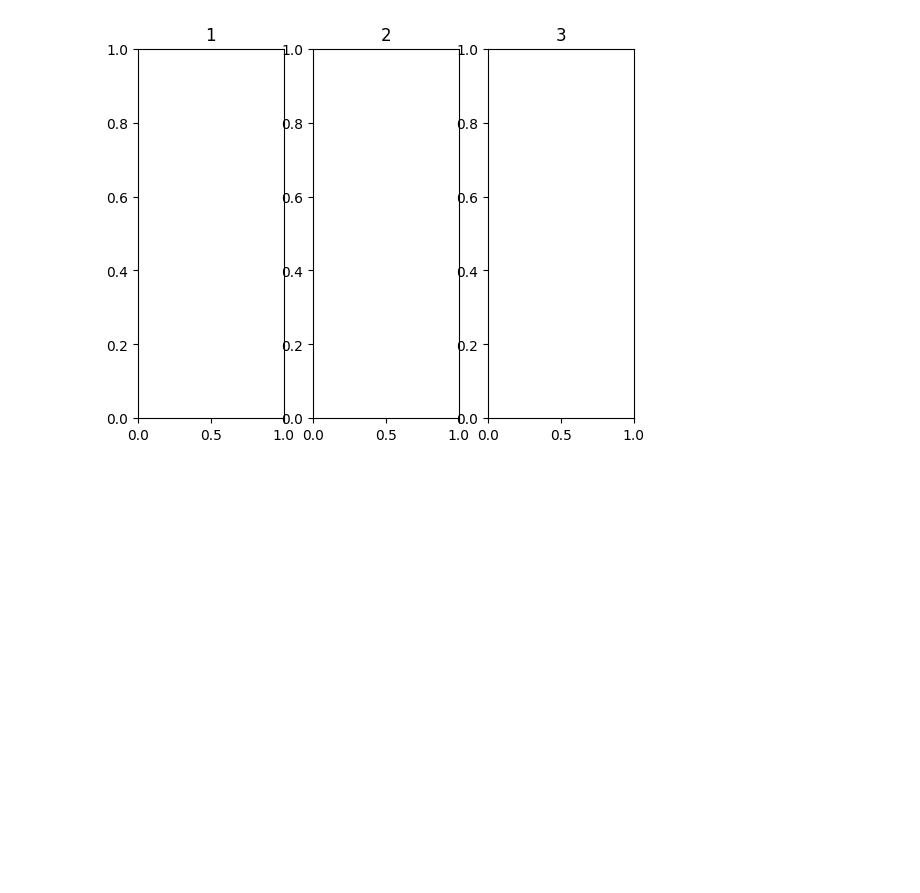
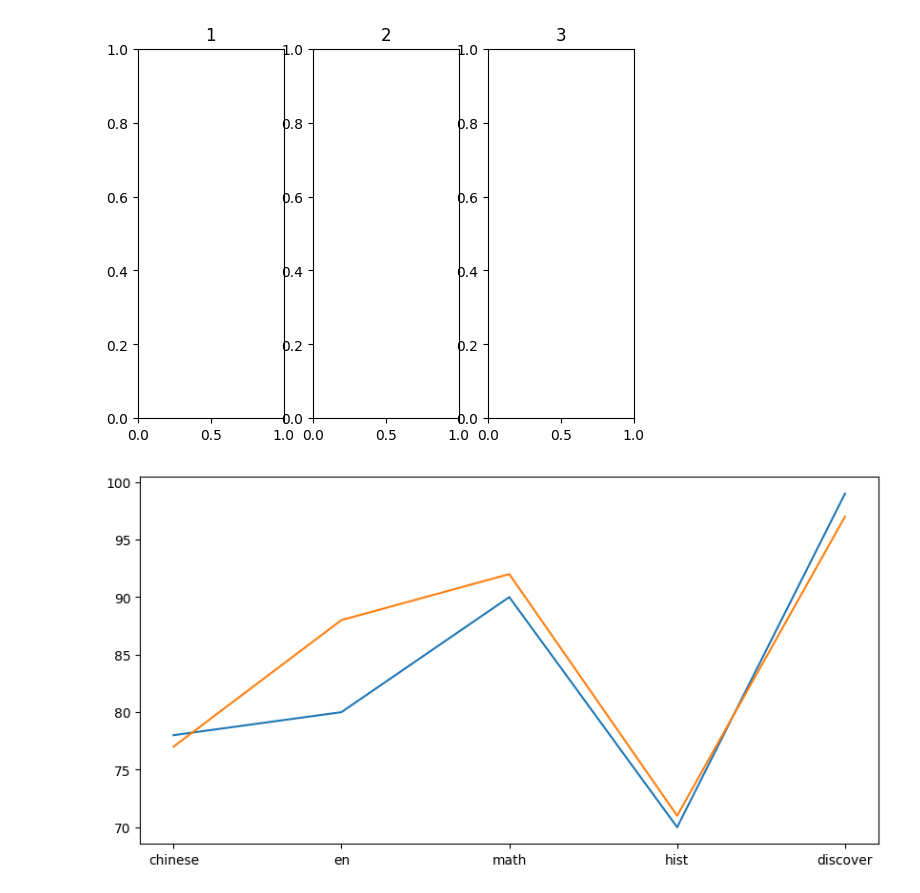
Before and after one commit to WUnienen/0729_24_AI, a Jupyter notebook: lesson13/lesson13_1.ipynb, the cells around one changed output. Drawn from its saved outputs; the diff is of its cells as text; code cells hidden in the pictures; blank space fills up the shorter version.

```diff
--- a/lesson13/lesson13_1.ipynb
+++ b/lesson13/lesson13_1.ipynb
@@ -29,3 +29,18 @@ ax_3.set_title("3")
 plt.show()
 # %% [output]
 [figure]
+# %%
+import matplotlib.pyplot as pit
+student1:dict[str,int]={'chinese':78,'en':80,'math':90,'hist':70,'discover':99}
+student2:dict[str,int]={'chinese':77,'en':88,'math':92,'hist':71,'discover':97}
+subject=list(student1.keys())
+sc1=list(student1.values())
+sc2=list(student2.values())
+
+figure=plt.figure(figsize=(10,5))
+axes=figure.add_subplot(1,1,1)
+axes.plot(subject,sc1)
+axes.plot(subject,sc2)
+plt.show()
+# %% [output]
+[figure, added]
```
